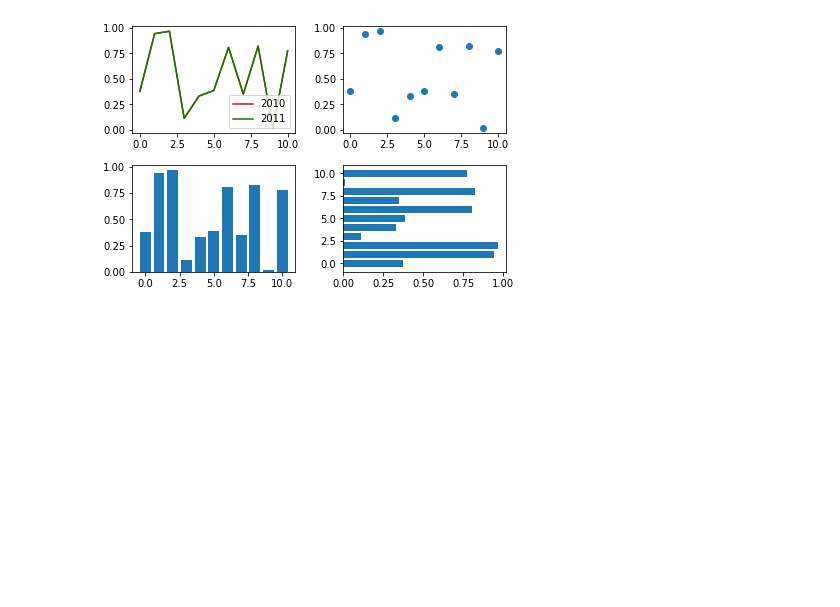
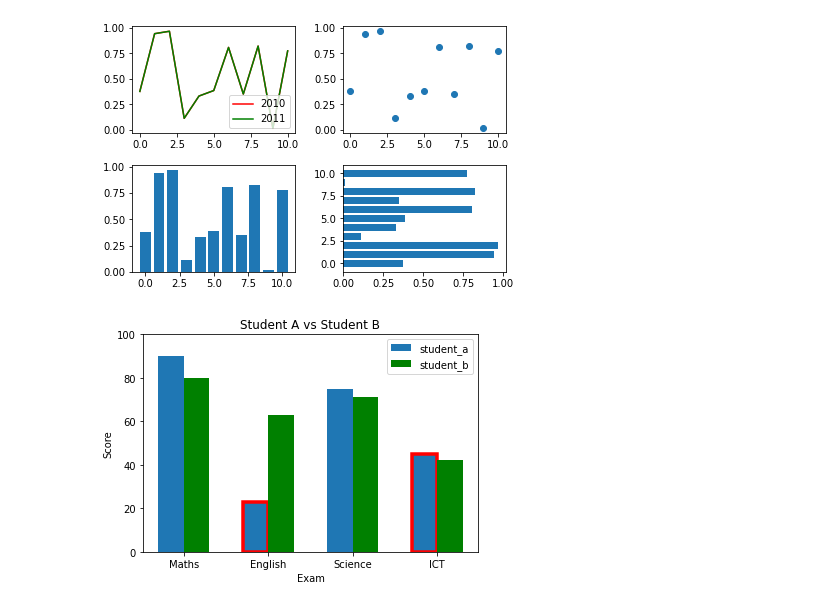
Before and after one commit to catstacks/TDADSBootcamp, a Jupyter notebook: IntroMatPlotLib.ipynb, the cells around one changed output. Saved outputs shown, nothing was run; the diff lists cells and outputs as text; code cells hidden in the pictures; blank space fills up the shorter version.

```diff
--- a/IntroMatPlotLib.ipynb
+++ b/IntroMatPlotLib.ipynb
@@ -42,3 +51,32 @@ ax3[0,0].legend()
 # %% [output]
 <matplotlib.legend.Legend at 0x...>
 [figure]
+# %%
+people = ['student_a','student_b']
+studentA = np.array([90,23,75,45])
+studentB = np.array([80,63,71,42])
+
+x = np.arange(len(studentA))
+
+fig,ax = plt.subplots()
+width=0.3
+sb1 = ax.bar(x-width/2, studentA, width)
+sb2 = ax.bar(x+width/2, studentB, width, color='green')
+
+ax.set_ylim([0, 100])
+ax.legend(people)
+ax.set_title('Student A vs Student B')
+ax.set_ylabel('Score')
+ax.set_xlabel('Exam')
+ax.set_xticks([0, 1, 2, 3])
+ax.set_xticklabels(["Maths", "English", "Science", "ICT"])
+
+for i in range(len(studentA)):
+    sb1[i].set_linewidth(3.5)
+    sb2[i].set_linewidth(3.5)
+    if studentA[i]<50:
+        sb1[i].set_edgecolor('red')
+    elif studentB[i]<50:
+        sb2[i].set_edgecolor('red')
+# %% [output]
+[figure, added]
```
Also changed, not shown: parts of 1 cell of this notebook.
